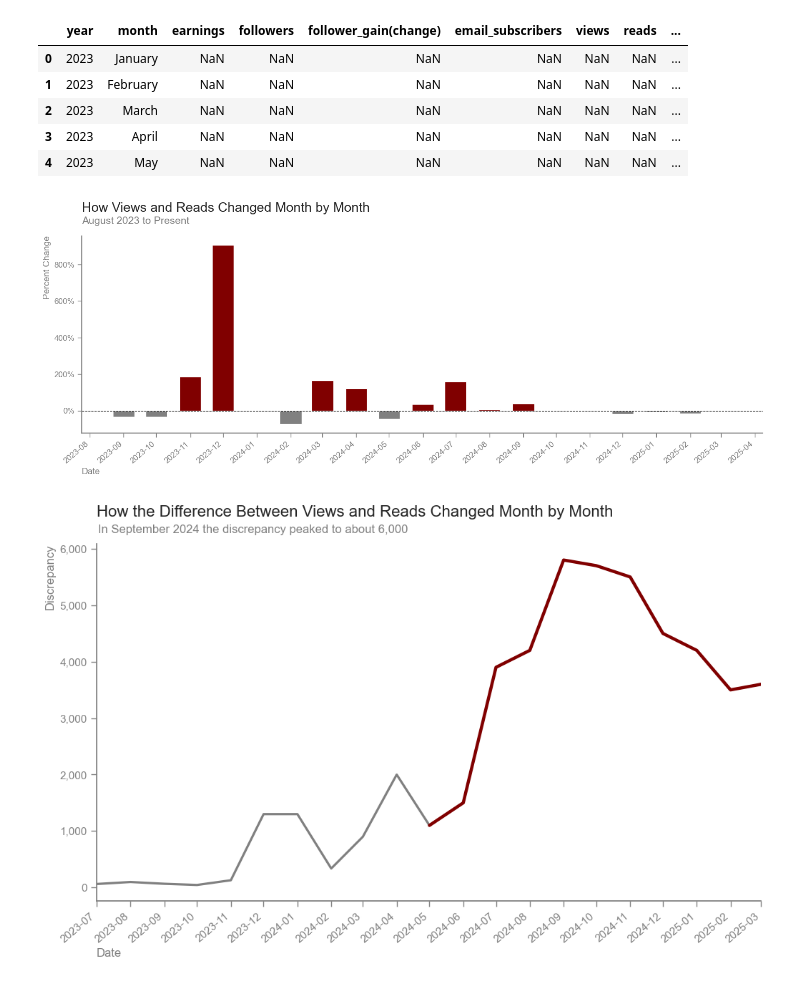
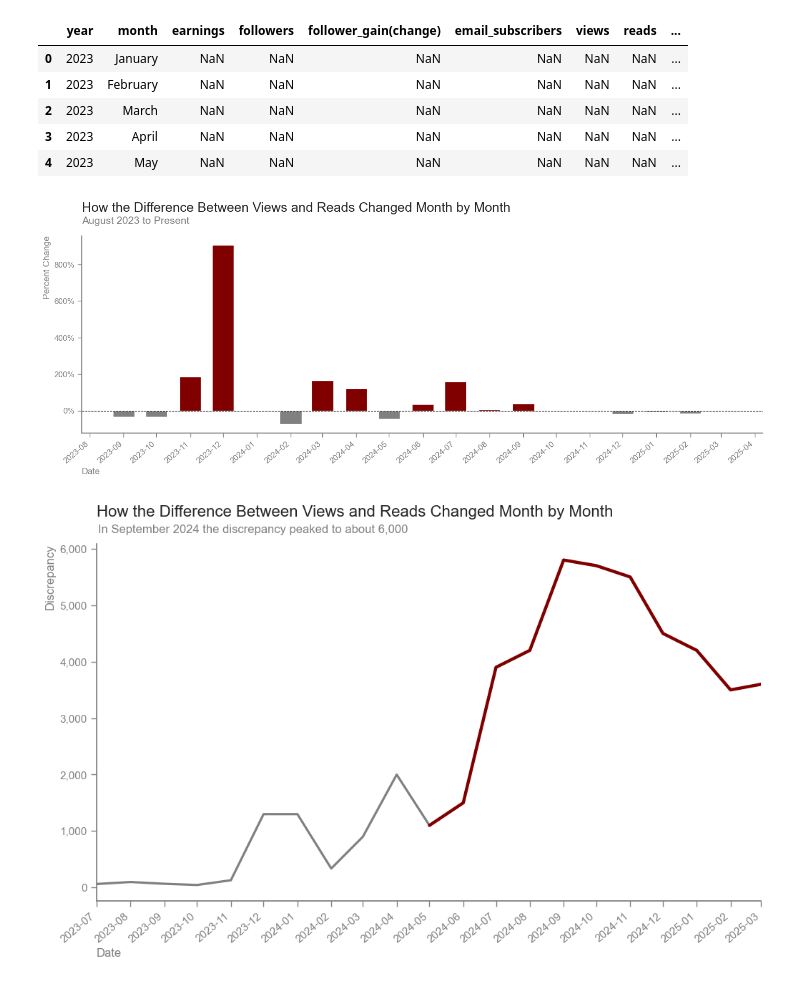
Before and after one commit to paul-trood/medium_earnings, a Jupyter notebook: 02_data_analysis.ipynb, the cells around one changed output. Drawn from its saved outputs; the diff is of its cells as text; code cells hidden in the pictures.

```diff
--- a/02_data_analysis.ipynb
+++ b/02_data_analysis.ipynb
@@ -853,35 +864,35 @@ ax.yaxis.set_major_formatter(PercentFormatter())
 
 # Optional line at 0% for reference
 plt.axhline(0, color="black", linewidth=0.8, linestyle="--")
 
 
 # Turn on the ticks for both x and y axes
 ax.tick_params(axis='both', which='both', bottom=True, left=True)
 
 # Set color of spines to grey for both axes
 for spine in ax.spines.values():
     spine.set_color("grey")
 
 # Remove the top and right spines
 ax.spines["top"].set_visible(False)
 ax.spines["right"].set_visible(False)
 
 # Change x-axis tick color
 ax.tick_params(axis="x", colors="grey", width=1)
 
 # Change y-axis tick color
 ax.tick_params(axis="y", colors="grey", width=1)
 
 # Labels and title
-plt.title("How Views and Reads Changed Month by Month", loc="left",y=1.1, size=18)
+plt.title("How the Difference Between Views and Reads Changed Month by Month", loc="left",y=1.1, size=18)
 plt.suptitle("August 2023 to Present", color="grey",y = .85, x = 0.138, size = 14)
 plt.xlabel("Date", loc="left", color="grey")
 plt.ylabel("Percent Change", loc="top", color="grey")
 
 plt.tight_layout()
 plt.show()
 # %% [output]
-[figure, old version]
+[figure, new version]
 # %%
 # Create the base relplot
 g = sns.relplot(
```
Also changed, not shown: parts of 4 cells of this notebook, 1 other file.
